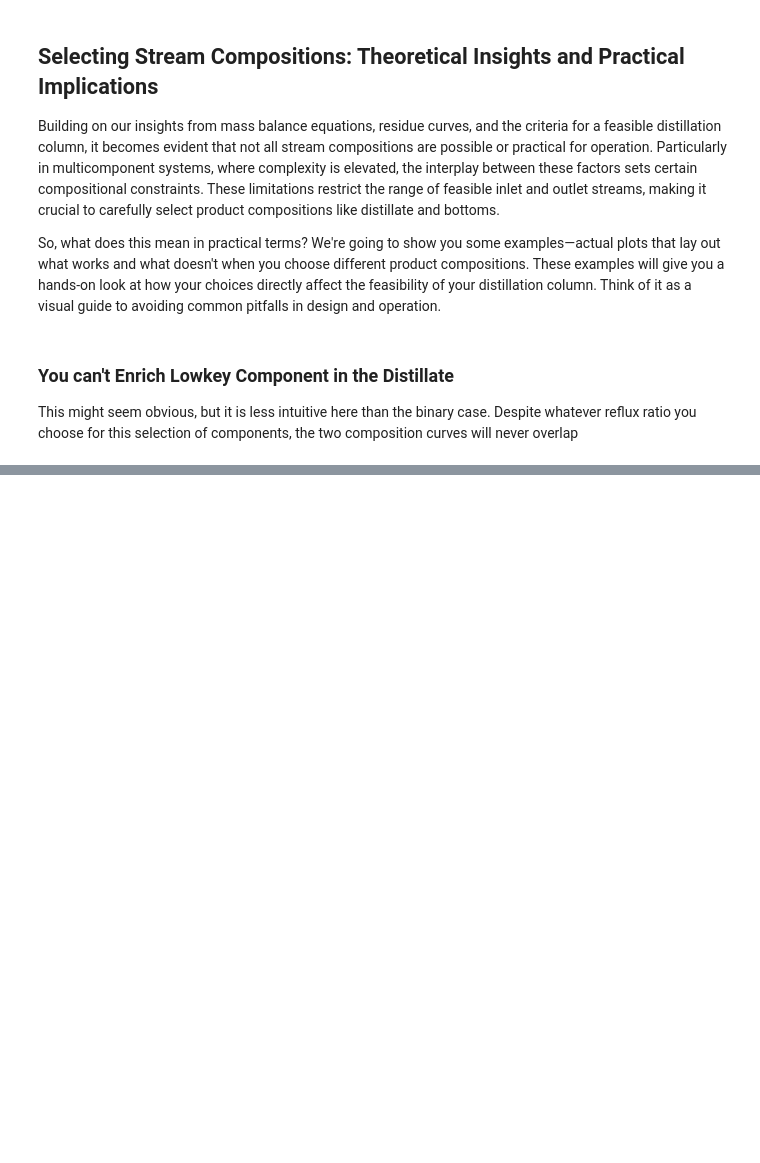
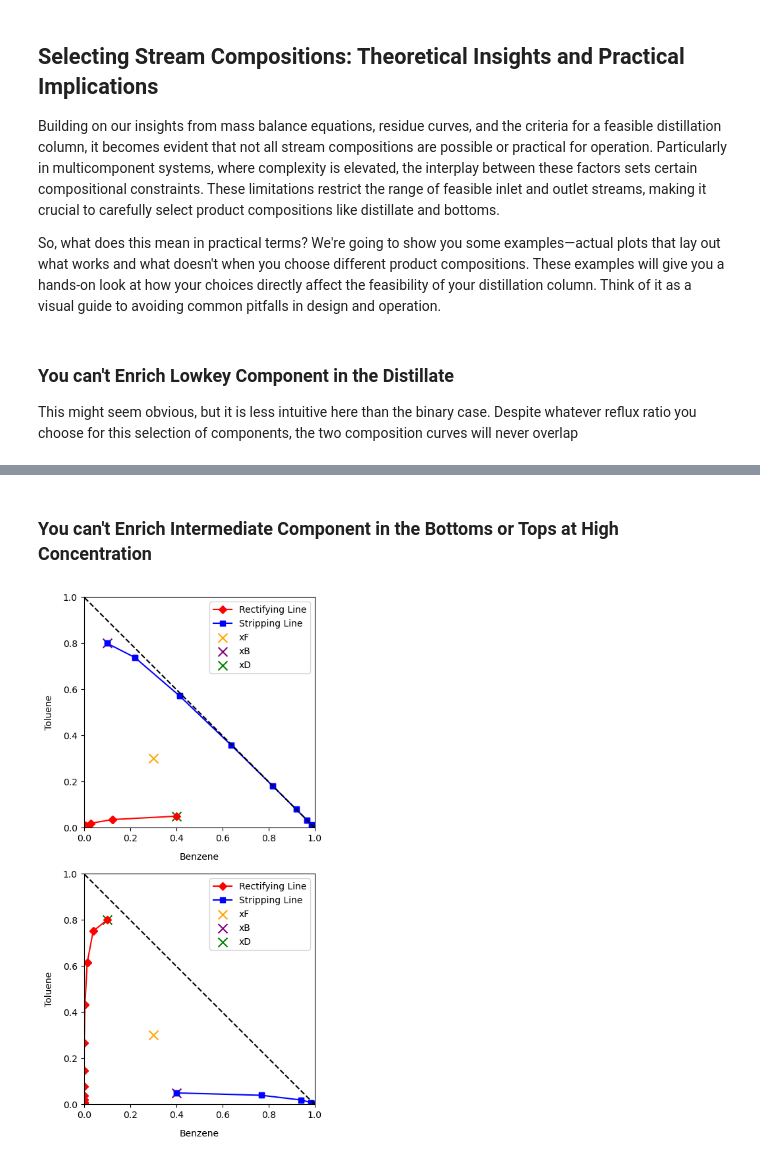
Before and after one commit to AMKCode/ExtractiveDistillationSimulator, a Jupyter notebook: src/Example2.ipynb, the cells around one changed output, grey strips where cells are left out. Saved outputs shown, nothing was run; the diff lists cells and outputs as text; code cells hidden in the pictures; blank space fills up the shorter version.

```diff
--- a/src/Example2.ipynb
+++ b/src/Example2.ipynb
@@ -295,0 +291,22 @@ This might seem obvious, but it is less intuitive here than the binary case. Des
+# %% [markdown]
+### You can't Enrich Intermediate Component in the Bottoms or Tops at High Concentration
+# %%
+#Show different splits
+fig, ax = plt.subplots(2,1,figsize= (5,10))
+
+#Possible case
+xF = np.array([0.3, 0.3, 0.4])
+xD = np.array([0.4, 0.05, 0.55])
+xB = np.array([0.1,0.8,0.1])
+R = 1000
+distillation_model = DistillationModelTernary(TolBenXylSys, xF = xF, xD = xD, xB = xB, reflux = R)
+distillation_model.plot_rect_strip_comp(ax[0])
+
+xF = np.array([0.3, 0.3, 0.4])
+xD = np.array([0.1,0.8,0.1])
+xB = np.array([0.4, 0.05, 0.55])
+R = 1000
+distillation_model = DistillationModelTernary(TolBenXylSys, xF = xF, xD = xD, xB = xB, reflux = R)
+distillation_model.plot_rect_strip_comp(ax[1])
+# %% [output]
+[figure, added]
```
Also changed, not shown: parts of 5 cells of this notebook.
